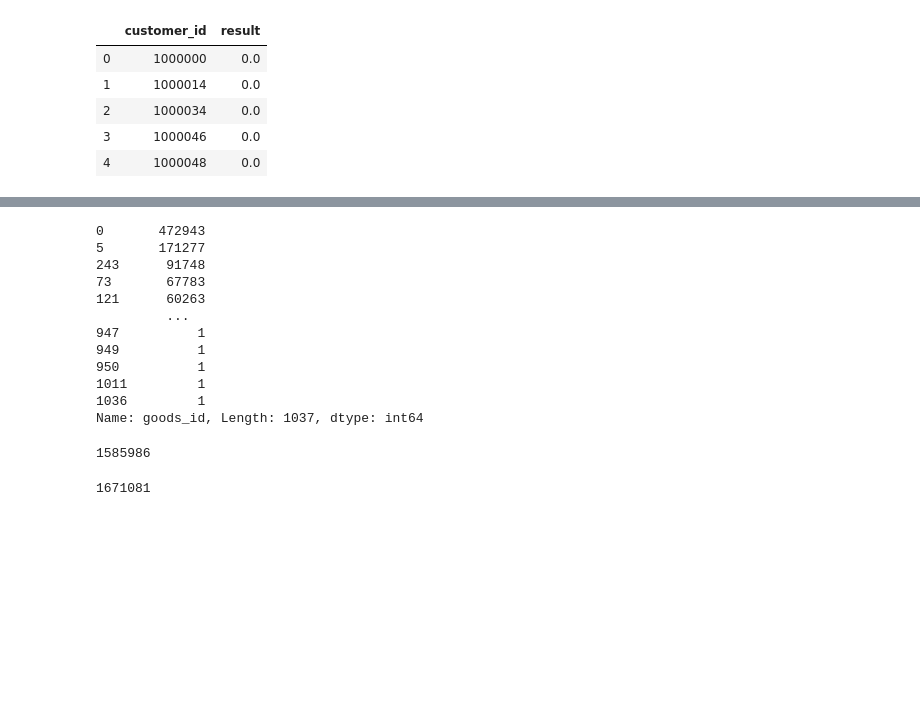
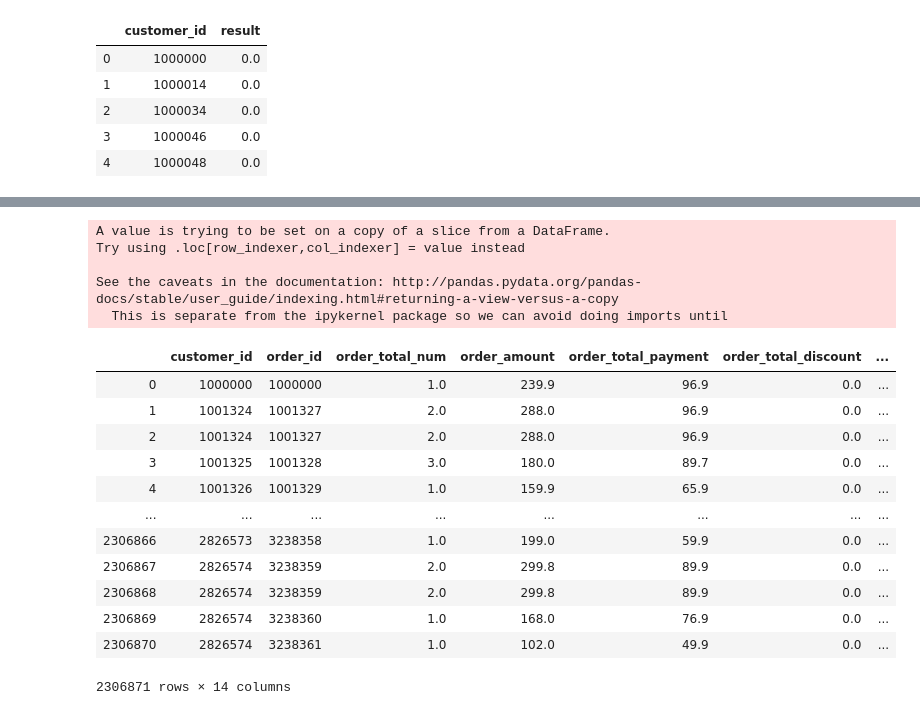
Before and after one commit to guanqin-123/kkb_notes, a Jupyter notebook: homework8.ipynb, the cells around one changed output, grey strips where cells are left out. Cells and saved outputs as stored; diff of their text form; code cells hidden in the pictures; blank space fills up the shorter version.

```diff
--- a/homework8.ipynb
+++ b/homework8.ipynb
@@ -90,27 +86,0 @@ raw.shape
-# %%
-raw['goods_id'].value_counts()
-
-# 对Goods_id进行标签编码
-raw['goods_id'] = pd.factorize(raw['goods_id'])[0]
-raw['goods_id'].value_counts()
-# %% [output]
-0       472943
-5       171277
-243      91748
-73       67783
-121      60263
-         ...
-947          1
-949          1
-950          1
-1011         1
-1036         1
-Name: goods_id, Length: 1037, dtype: int64
-# %%
-raw['customer_id'].nunique() # 158万行
-# %% [output]
-1585986
-# %%
-raw['customer_gender'].isnull().sum()
-# %% [output]
-1671081
@@ -116,0 +98,25 @@ raw['customer_gender'].isnull().sum()
+# %%
+# order_data['order_pay_time'] = order_data.order_pay_time.map(lambda x: (datetime.datetime.strptime(x, '%Y-%m-%d %H:%M:%S')))
+# order_data['order_pay_time'] = order_data.order_pay_time.map(lambda x: x.strftime("%m/%Y"))
+order_data['order_pay_time']  = pd.to_datetime(order_data['order_pay_time'])
+order_data
+# order_data['order_pay_time'] = order_data['order_pay_time'].to_period(freq="m")
+# %% [output]
+A value is trying to be set on a copy of a slice from a DataFrame.
+Try using .loc[row_indexer,col_indexer] = value instead
+
+See the caveats in the documentation: http://pandas.pydata.org/pandas-docs/stable/user_guide/indexing.html#returning-a-view-versus-a-copy
+  This is separate from the ipykernel package so we can avoid doing imports until
+|  | customer_id | order_id | order_total_num | order_amount | order_total_payment | order_total_discount | ... |
+| 0 | 1000000 | 1000000 | 1.0 | 239.9 | 96.9 | 0.0 | ... |
+| 1 | 1001324 | 1001327 | 2.0 | 288.0 | 96.9 | 0.0 | ... |
+| 2 | 1001324 | 1001327 | 2.0 | 288.0 | 96.9 | 0.0 | ... |
+| 3 | 1001325 | 1001328 | 3.0 | 180.0 | 89.7 | 0.0 | ... |
+| 4 | 1001326 | 1001329 | 1.0 | 159.9 | 65.9 | 0.0 | ... |
+| ... | ... | ... | ... | ... | ... | ... | ... |
+| 2306866 | 2826573 | 3238358 | 1.0 | 199.0 | 59.9 | 0.0 | ... |
+| 2306867 | 2826574 | 3238359 | 2.0 | 299.8 | 89.9 | 0.0 | ... |
+| 2306868 | 2826574 | 3238359 | 2.0 | 299.8 | 89.9 | 0.0 | ... |
+| 2306869 | 2826574 | 3238360 | 1.0 | 168.0 | 76.9 | 0.0 | ... |
+| 2306870 | 2826574 | 3238361 | 1.0 | 102.0 | 49.9 | 0.0 | ... |
+2306871 rows × 14 columns
```
Also changed, not shown: parts of 19 cells of this notebook.
